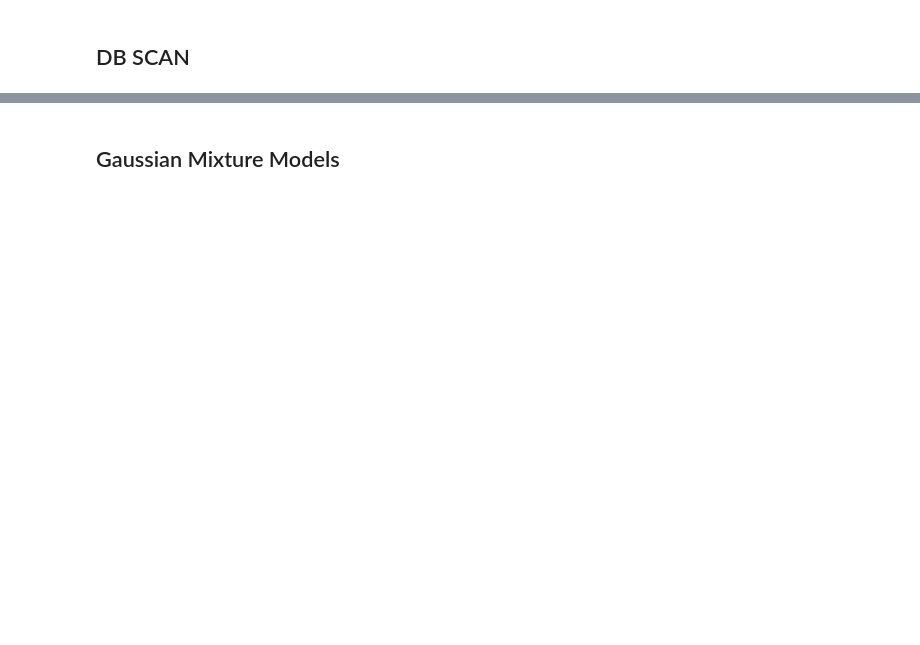
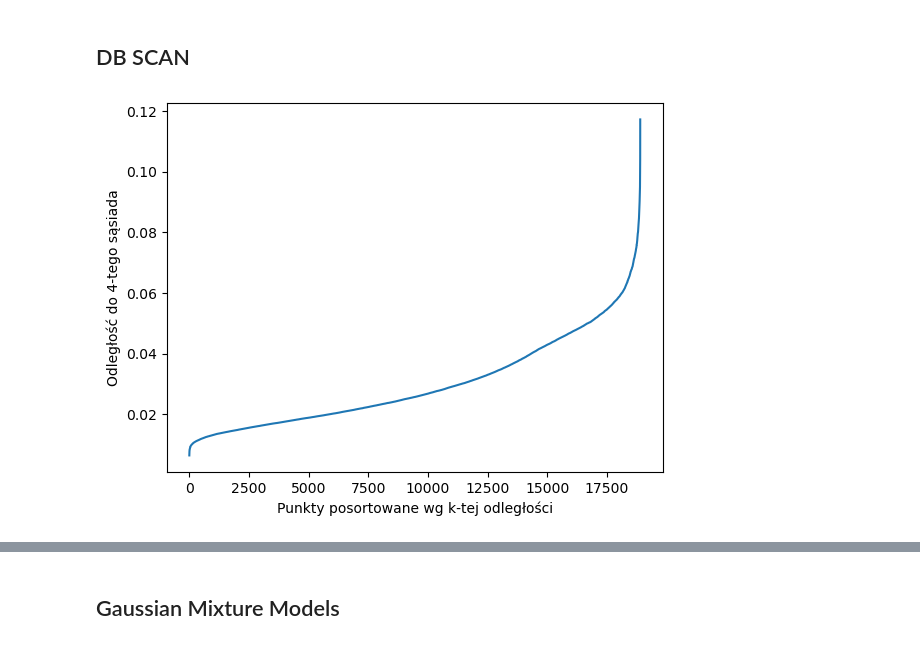
Before and after one commit to andrzejewskimaciej/ML_Intro_Projects, a Jupyter notebook: Project 2 - clustering/04_Clustering.ipynb, the cells around one changed output, grey strips where cells are left out. Saved outputs shown, nothing was run; the diff lists cells and outputs as text; code cells hidden in the pictures; blank space fills up the shorter version.

```diff
--- a/Project 2 - clustering/04_Clustering.ipynb
+++ b/Project 2 - clustering/04_Clustering.ipynb
@@ -416,3 +517,16 @@ def DBScanner(X, params_list):
 
     plt.tight_layout(rect=[0, 0, 1, 0.95])
     plt.show()
+# %%
+import numpy as np
+import matplotlib.pyplot as plt
+
+# D - macierz odległości Gowera
+k = 4  # np. min_samples = 4
+distances = np.sort(np.partition(df_gower, k, axis=1)[:, k])  # odległość do k-tego sąsiada
+plt.plot(distances)
+plt.xlabel("Punkty posortowane wg k-tej odległości")
+plt.ylabel(f"Odległość do {k}-tego sąsiada")
+plt.show()
+# %% [output]
+[figure, added]
```
Also changed, not shown: parts of 25 cells of this notebook.
